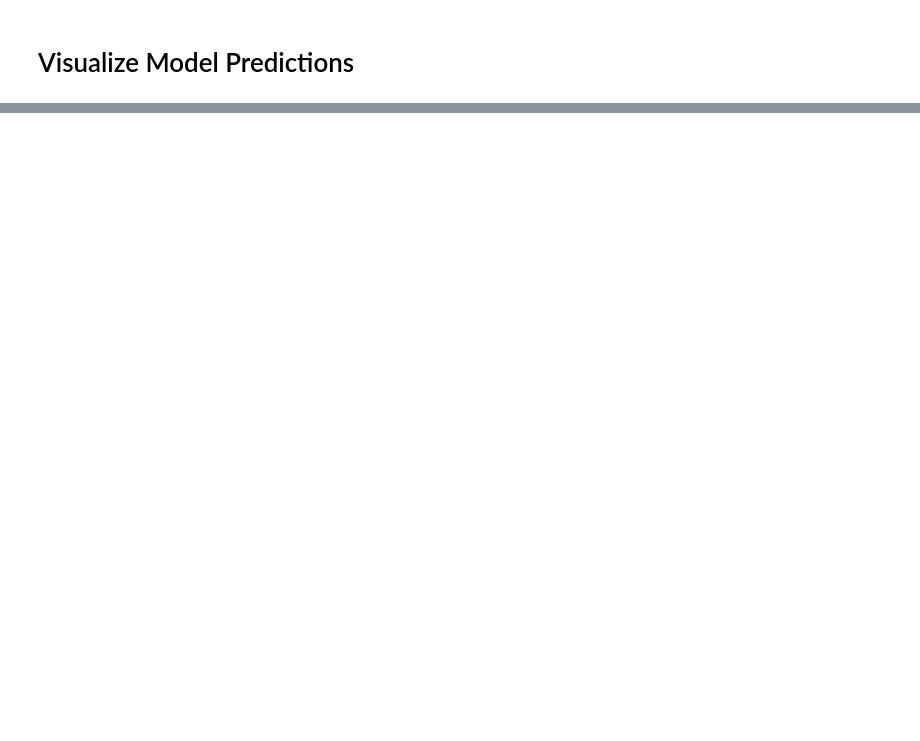
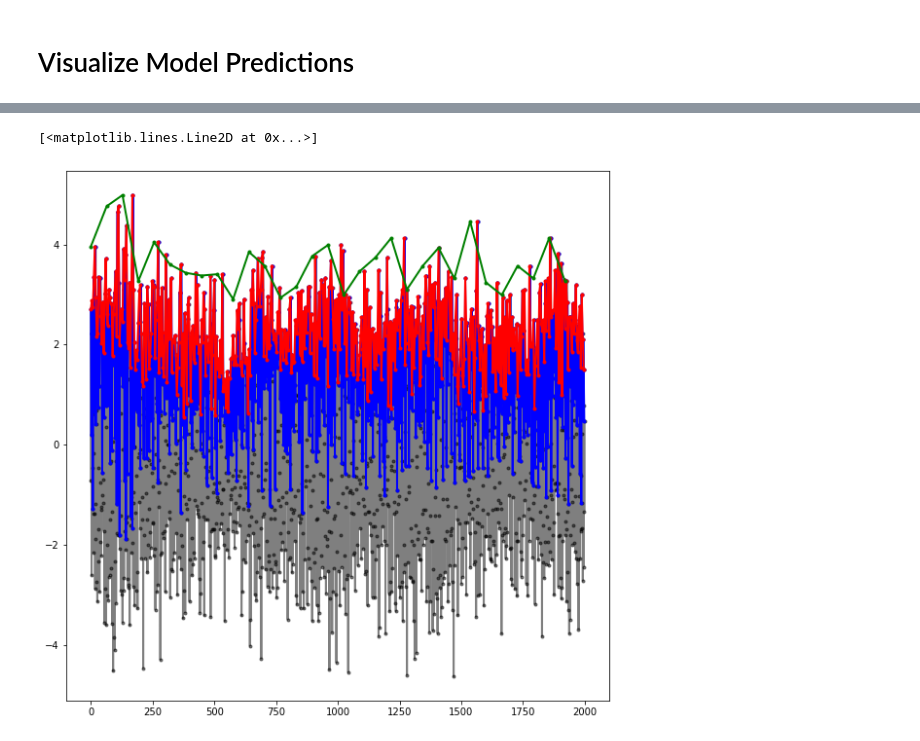
Before and after one commit to neurostatslab/vocalocator, a Jupyter notebook: notebooks/0001-visualize-predictions.ipynb, the cells around one changed output, grey strips where cells are left out. Saved outputs shown, nothing was run; the diff lists cells and outputs as text; code cells hidden in the pictures; blank space fills up the shorter version.

```diff
--- a/notebooks/0001-visualize-predictions.ipynb
+++ b/notebooks/0001-visualize-predictions.ipynb
@@ -51,0 +62,2 @@ plt.plot(data_file["vocalizations"][np.random.randint(100)].T)
+# %%
+X = data_file["vocalizations"][:100]
@@ -51,0 +79,20 @@ plt.plot(data_file["vocalizations"][np.random.randint(100)].T)
+# %%
+X[:, 4:, :] *= 10
+# %%
+x = torch.from_numpy(X[np.random.randint(20)][0][18000:20000])
+xp2 = torch.nn.functional.max_pool1d(x[None, :], kernel_size=2, stride=2)[0]
+xp4 = torch.nn.functional.max_pool1d(xp2[None, :], kernel_size=2, stride=2)[0]
+xp8 = torch.nn.functional.max_pool1d(xp4[None, :], kernel_size=2, stride=2)[0]
+xp16 = torch.nn.functional.max_pool1d(xp8[None, :], kernel_size=2, stride=2)[0]
+xp32 = torch.nn.functional.max_pool1d(xp16[None, :], kernel_size=2, stride=2)[0]
+xp64 = torch.nn.functional.max_pool1d(xp32[None, :], kernel_size=2, stride=2)[0]
+
+fig, ax = plt.subplots(1, 1, figsize=(10, 10))
+ax.plot(np.arange(2000), x, '.-k', alpha=.5, lw=2)
+ax.plot(np.arange(2000)[::2], xp2, ".-b", lw=2)
+ax.plot(np.arange(2000)[::4], xp4, ".-r", lw=2)
+ax.plot(np.arange(2000)[::64][:-1], xp64, ".-g", lw=2)
+# ax.set_xlim([200, 300])
+# %% [output]
+[<matplotlib.lines.Line2D at 0x...>]
+[figure, added]
```
Also changed, not shown: parts of 11 cells of this notebook, 11 other files.
